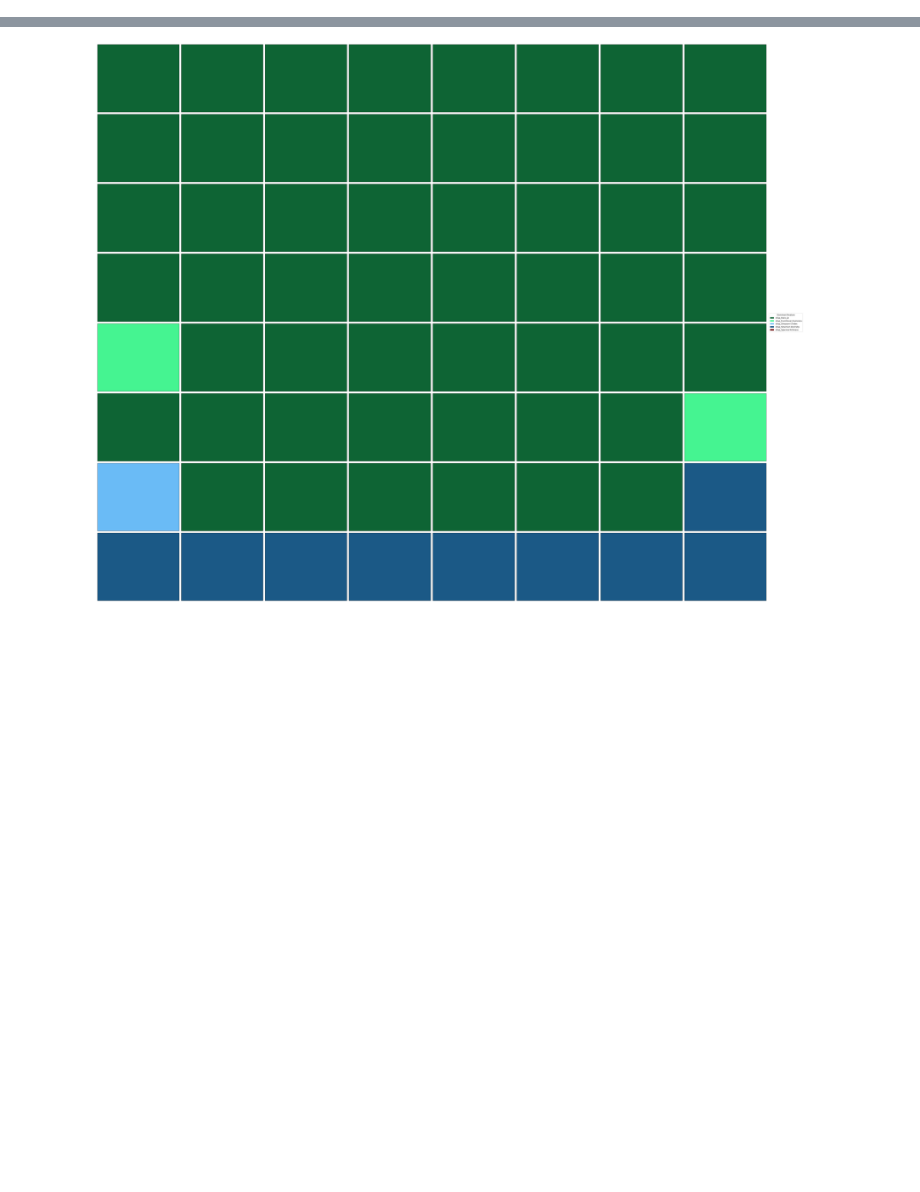
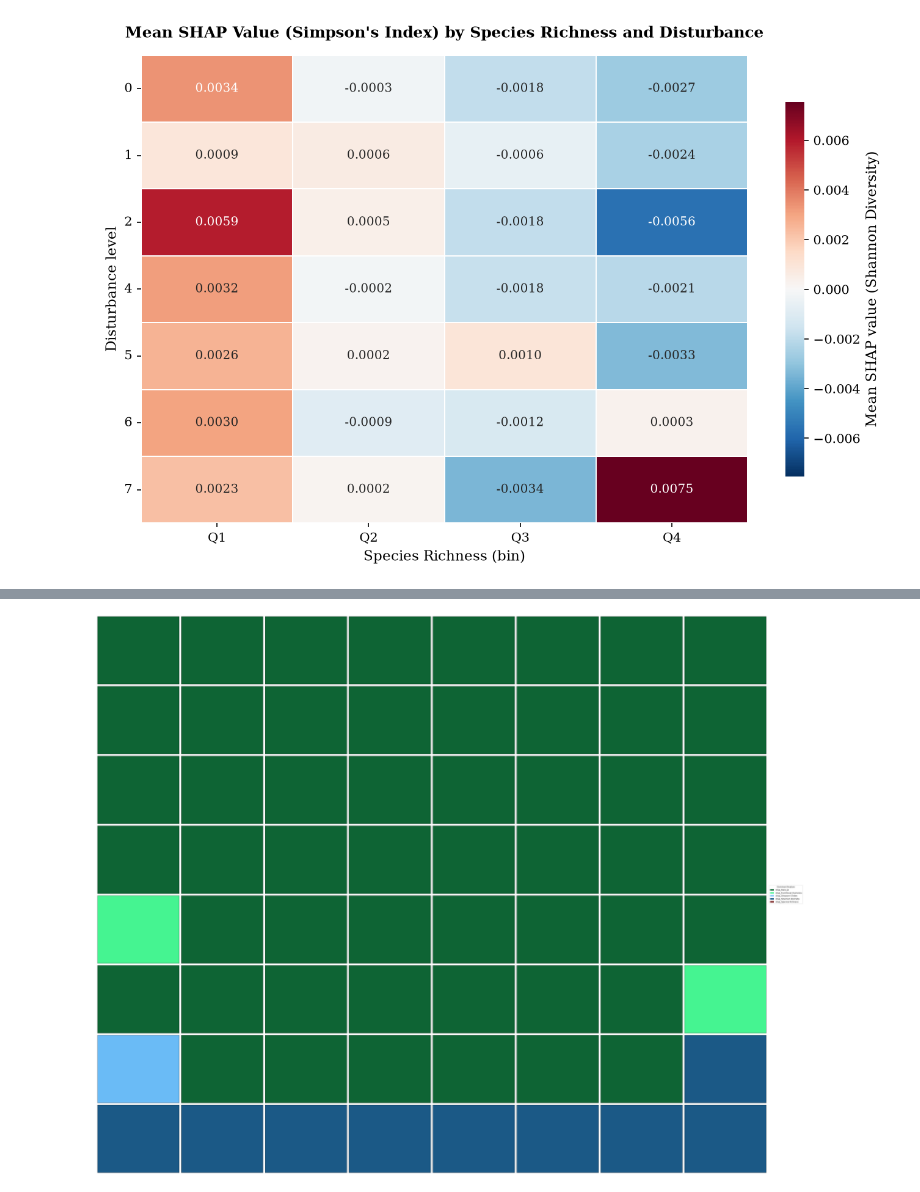
Before and after one commit to qiulinlx/FD_Stability, a Jupyter notebook: notebooks/post-visualisation.ipynb, the cells around one changed output, grey strips where cells are left out. Saved outputs shown, nothing was run; the diff lists cells and outputs as text; code cells hidden in the pictures; blank space fills up the shorter version.

```diff
--- a/post-visualisation.ipynb
+++ b/notebooks/post-visualisation.ipynb
@@ -15,0 +34,2 @@ fd_df=fd_df.merge(PID_df[['PID', 'biome', 'lon', 'lat']], on='PID', how='left')
+# %%
+df1=df1.merge(fd_df[['PID', 'Shannon Diversity', "Simpson's Index", 'Species Richness','disturbance_value', 'mean npp']], on='PID', how='left')
@@ -15,0 +38,96 @@ fd_df=fd_df.merge(PID_df[['PID', 'biome', 'lon', 'lat']], on='PID', how='left')
+# %%
+df1.drop_duplicates(inplace=True)
+df1 = df1[df1["disturbance_value"] != -2147483648]
+# %%
+df1 = df1[df1["disturbance_value"] != -2147483648]
+# %%
+import numpy as np
+import pandas as pd
+import matplotlib.pyplot as plt
+import matplotlib as mpl
+import seaborn as sns
+
+# --- Publication-style rcParams ---
+mpl.rcParams.update({
+    'font.family': 'serif',
+    'font.size': 11,
+    'axes.labelsize': 11,
+    'axes.titlesize': 12,
+    'axes.edgecolor': '#333333',
+    'axes.linewidth': 0.8,
+    'xtick.labelsize': 10,
+    'ytick.labelsize': 10,
+    'figure.dpi': 150,
+    'savefig.dpi': 300,
+    'svg.fonttype': 'none',
+})
+
+shap_col = "shap_Shannon Diversity"
+richness_col = "Species Richness"
+group_col = "disturbance_value"
+
+# --- Guard against duplicate-named columns ---
+for c in [shap_col, richness_col, group_col]:
+    if isinstance(df1[c], pd.DataFrame):
+        raise ValueError(f"Column '{c}' is duplicated in df1 — dedupe first.")
+
+sub = df1[[richness_col, shap_col, group_col]].dropna().copy()
+sub["richness_bin"] = pd.qcut(sub[richness_col], q=4, labels=["Q1", "Q2", "Q3", "Q4",])
+
+# --- Pivot: mean shap value, rows = disturbance, columns = richness bin ---
+mean_matrix = sub.pivot_table(
+    index=group_col,
+    columns="richness_bin",
+    values=shap_col,
+    aggfunc="mean",
+    observed=True,
+)
+
+# Sample size matrix, for annotating cells with low support
+count_matrix = sub.pivot_table(
+    index=group_col,
+    columns="richness_bin",
+    values=shap_col,
+    aggfunc="count",
+    observed=True,
+)
+
+print(mean_matrix)
+print("\nSample sizes:\n", count_matrix)
+
+# --- Plot ---
+fig, ax = plt.subplots(figsize=(9, 0.6 * len(mean_matrix) + 2))
+
+vmax = np.nanmax(np.abs(mean_matrix.values))
+
+sns.heatmap(
+    mean_matrix,
+    annot=True,
+    fmt=".4f",
+    cmap="RdBu_r",
+    center=0,
+    vmin=-vmax, vmax=vmax,
+    linewidths=0.8,
+    linecolor="white",
+    cbar_kws={"label": f"Mean SHAP value ({shap_col.replace('shap_', '')})", "shrink": 0.8},
+    annot_kws={"fontsize": 9.5},
+    ax=ax,
+)
+
+ax.set_xlabel(f"{richness_col} (bin)", fontweight="medium")
+ax.set_ylabel("Disturbance level", fontweight="medium")
+ax.set_title(
+    "Mean SHAP Value (Simpson's Index) by Species Richness and Disturbance",
+    fontweight="bold", pad=14
+)
+ax.set_yticklabels(ax.get_yticklabels(), rotation=0)
+
+plt.tight_layout()
+plt.show()
+
+# --- Flag any low-support cells (few observations behind the mean) ---
+low_support = count_matrix[count_matrix < 5]
+if low_support.notna().any().any():
+    print("\nWarning: some cells have fewer than 5 observations — treat those means cautiously:")
+    print(low_support.dropna(how='all').dropna(axis=1, how='all'))
+# %% [output]
@@ -15,0 +154 @@ fd_df=fd_df.merge(PID_df[['PID', 'biome', 'lon', 'lat']], on='PID', how='left')
+[figure, added]
```
Also changed, not shown: parts of 8 cells of this notebook, 23 other files.
